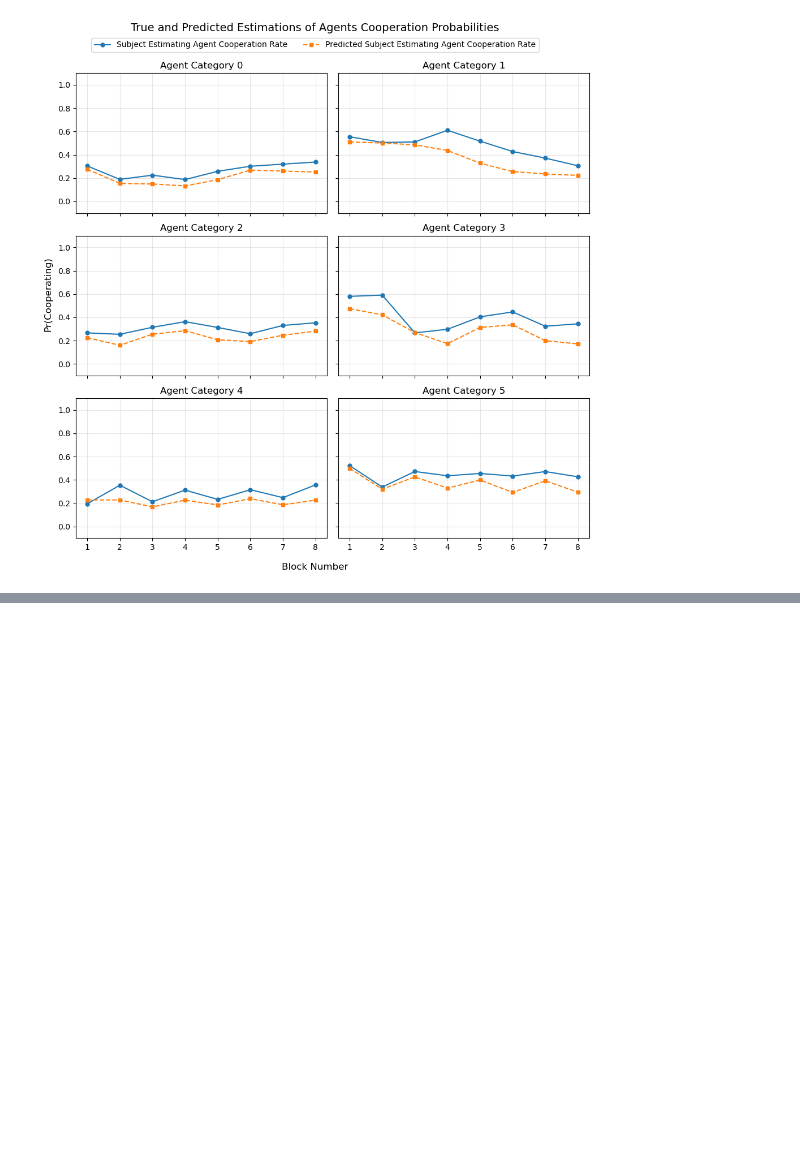
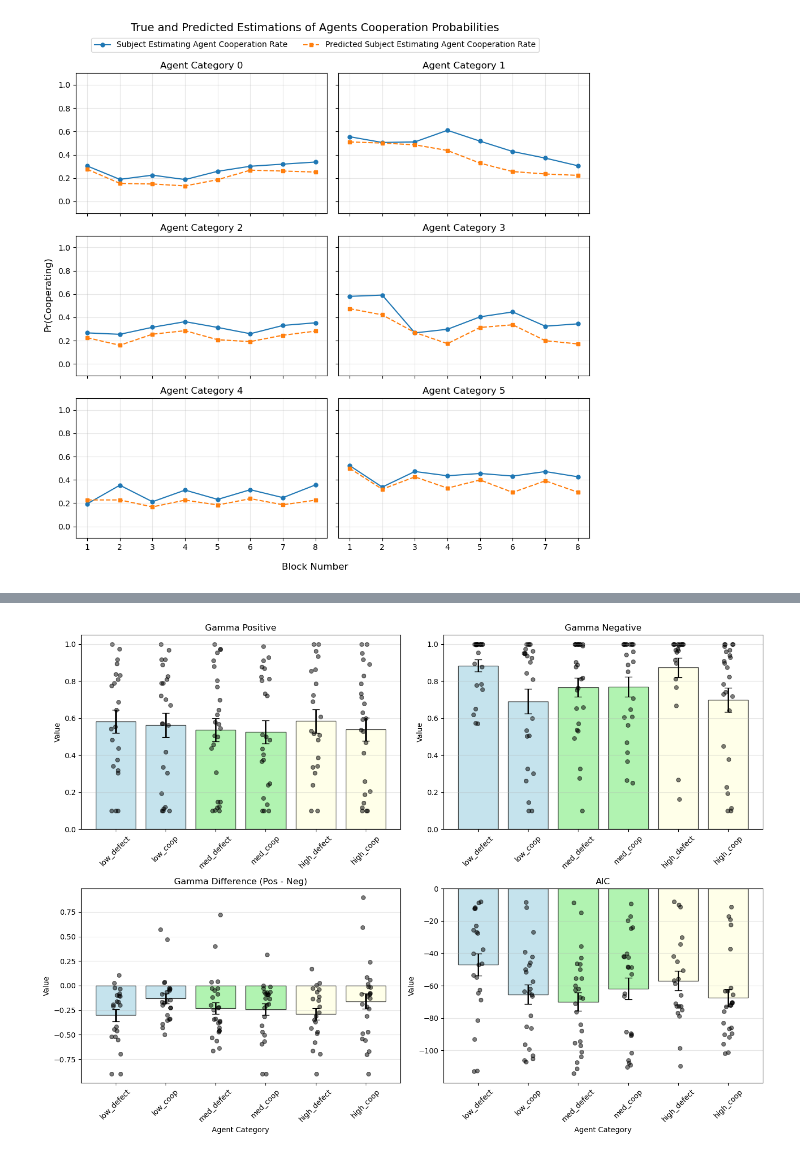
Before and after one commit to elxl/theory-of-mind-in-game, a Jupyter notebook: IPD_BRL.ipynb, the cells around one changed output, grey strips where cells are left out. Drawn from its saved outputs; the diff is of its cells as text; code cells hidden in the pictures; blank space fills up the shorter version.

```diff
--- a/IPD_BRL.ipynb
+++ b/IPD_BRL.ipynb
@@ -493,0 +572,75 @@ defaultdict(dict,
+# %%
+def bar_with_points(ax, data_dict, categories, labels, colors,
+                    title, ylabel=None, xlabel=None):
+    # prepare data
+    data = [np.array(data_dict[cat]) for cat in categories]
+    means = [d.mean() for d in data]
+    sems  = [d.std(ddof=1) / np.sqrt(len(d)) for d in data]
+
+    x = np.arange(len(categories))
+
+    # bars (means)
+    ax.bar(x, means, color=colors, edgecolor='black', alpha=0.7)
+
+    # error bars (SEM)
+    ax.errorbar(x, means, yerr=sems,
+                fmt='none', ecolor='black', elinewidth=2, capsize=5)
+
+    # scatter points
+    for i, d in enumerate(data):
+        jitter = (np.random.rand(len(d)) - 0.5) * 0.2
+        ax.scatter(np.full(len(d), x[i]) + jitter,
+                   d,
+                   color='black', alpha=0.5, s=30)
+
+    # labels etc.
+    ax.set_xticks(x)
+    ax.set_xticklabels(labels, rotation=45)
+    ax.set_title(title)
+    if ylabel is not None:
+        ax.set_ylabel(ylabel)
+    if xlabel is not None:
+        ax.set_xlabel(xlabel)
+    ax.grid(True, alpha=0.3, axis='y')
+    # If you want a zero-reference line, uncomment the next line:
+    # ax.axhline(y=0, color='red', linestyle='--', linewidth=1, alpha=0.5)
+
+
+# -------- main plotting code --------
+fig, axes = plt.subplots(2, 2, figsize=(14, 10))
+categories = sorted(gammas_pos.keys())
+
+category_labels = {
+    0: 'low_defect',
+    1: 'low_coop',
+    2: 'med_defect',
+    3: 'med_coop',
+    4: 'high_defect',
+    5: 'high_coop'
+}
+labels = [category_labels.get(cat, f'Cat_{cat}') for cat in categories]
+
+colors = ['lightblue', 'lightblue', 'lightgreen', 'lightgreen',
+          'lightyellow', 'lightyellow']
+
+# Gamma Positive
+bar_with_points(axes[0, 0], gammas_pos, categories, labels, colors,
+                title='Gamma Positive', ylabel='Value')
+
+# Gamma Negative
+bar_with_points(axes[0, 1], gammas_neg, categories, labels, colors,
+                title='Gamma Negative', ylabel='Value')
+
+# Gamma Difference
+bar_with_points(axes[1, 0], gammas_diff, categories, labels, colors,
+                title='Gamma Difference (Pos - Neg)',
+                ylabel='Value', xlabel='Agent Category')
+
+# AIC
+bar_with_points(axes[1, 1], aics, categories, labels, colors,
+                title='AIC', ylabel='Value', xlabel='Agent Category')
+
+plt.tight_layout()
+plt.show()
+# %% [output]
+[figure, added]
```
Also changed, not shown: parts of 12 cells of this notebook.
